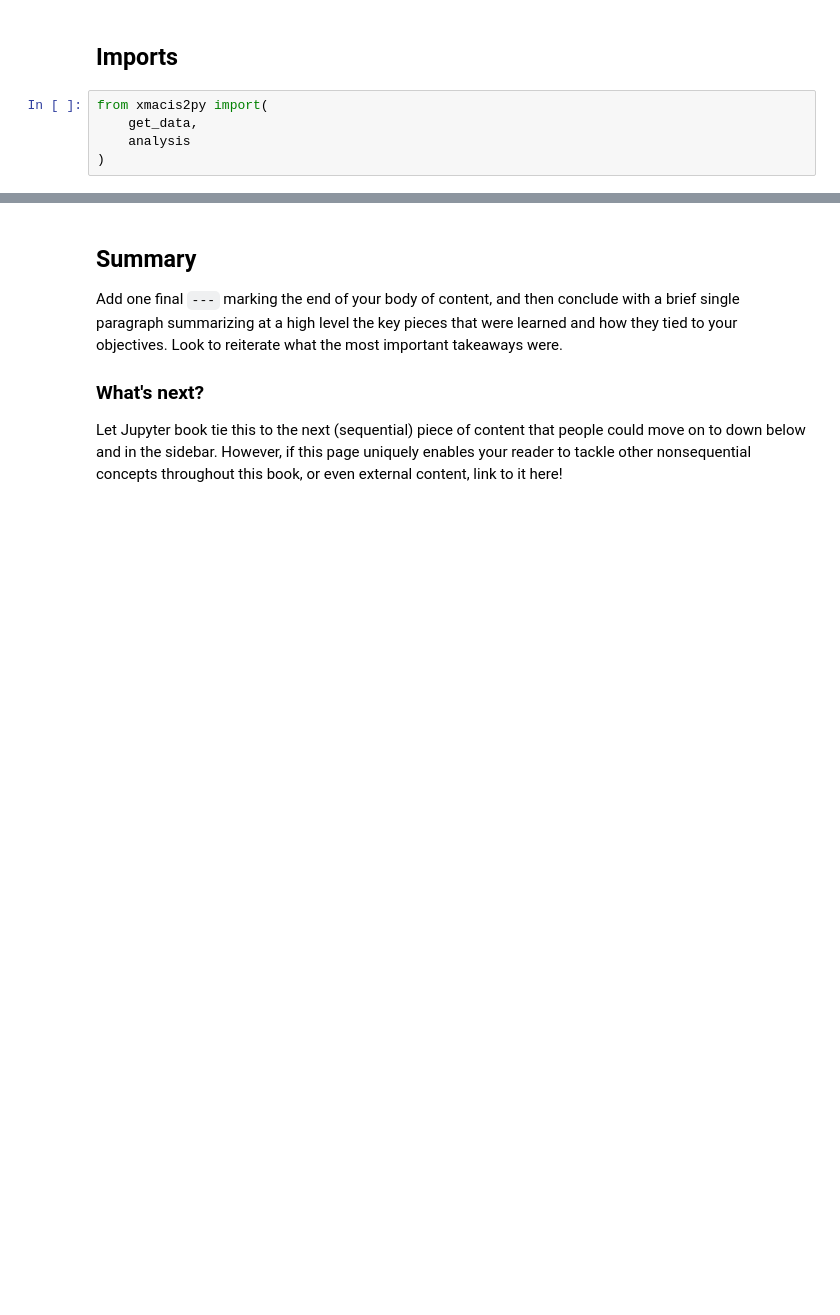
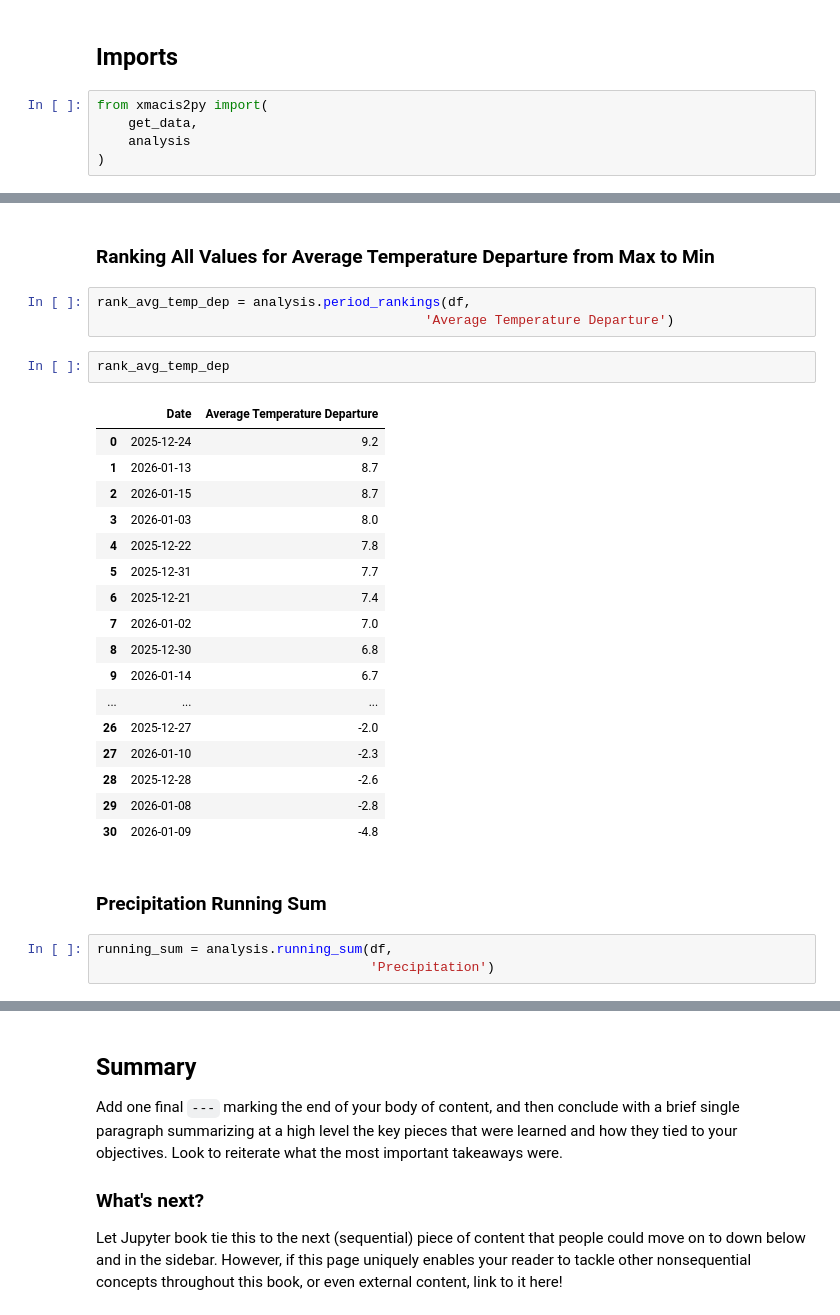
Before and after one commit to edrewitz/xmacis2py-cookbook, a Jupyter notebook: notebooks/xmacis2py_analysis.ipynb, the cells around one changed output, grey strips where cells are left out. Saved outputs shown, nothing was run; the diff lists cells and outputs as text; blank space fills up the shorter version.

```diff
--- a/notebooks/xmacis2py_analysis.ipynb
+++ b/notebooks/xmacis2py_analysis.ipynb
@@ -125,0 +271,30 @@ We also suggest checking out Jupyter Book's [brief demonstration](https://jupyte
+# %% [markdown]
+### Ranking All Values for Average Temperature Departure from Max to Min
+# %%
+rank_avg_temp_dep = analysis.period_rankings(df,
+                                          'Average Temperature Departure')
+# %%
+rank_avg_temp_dep
+# %% [output]
+|  | Date | Average Temperature Departure |
+| 0 | 2025-12-24 | 9.2 |
+| 1 | 2026-01-13 | 8.7 |
+| 2 | 2026-01-15 | 8.7 |
+| 3 | 2026-01-03 | 8.0 |
+| 4 | 2025-12-22 | 7.8 |
+| 5 | 2025-12-31 | 7.7 |
+| 6 | 2025-12-21 | 7.4 |
+| 7 | 2026-01-02 | 7.0 |
+| 8 | 2025-12-30 | 6.8 |
+| 9 | 2026-01-14 | 6.7 |
+| ... | ... | ... |
+| 26 | 2025-12-27 | -2.0 |
+| 27 | 2026-01-10 | -2.3 |
+| 28 | 2025-12-28 | -2.6 |
+| 29 | 2026-01-08 | -2.8 |
+| 30 | 2026-01-09 | -4.8 |
+# %% [markdown]
+### Precipitation Running Sum
+# %%
+running_sum = analysis.running_sum(df,
+                                   'Precipitation')
```
Also changed, not shown: parts of 84 cells of this notebook.
